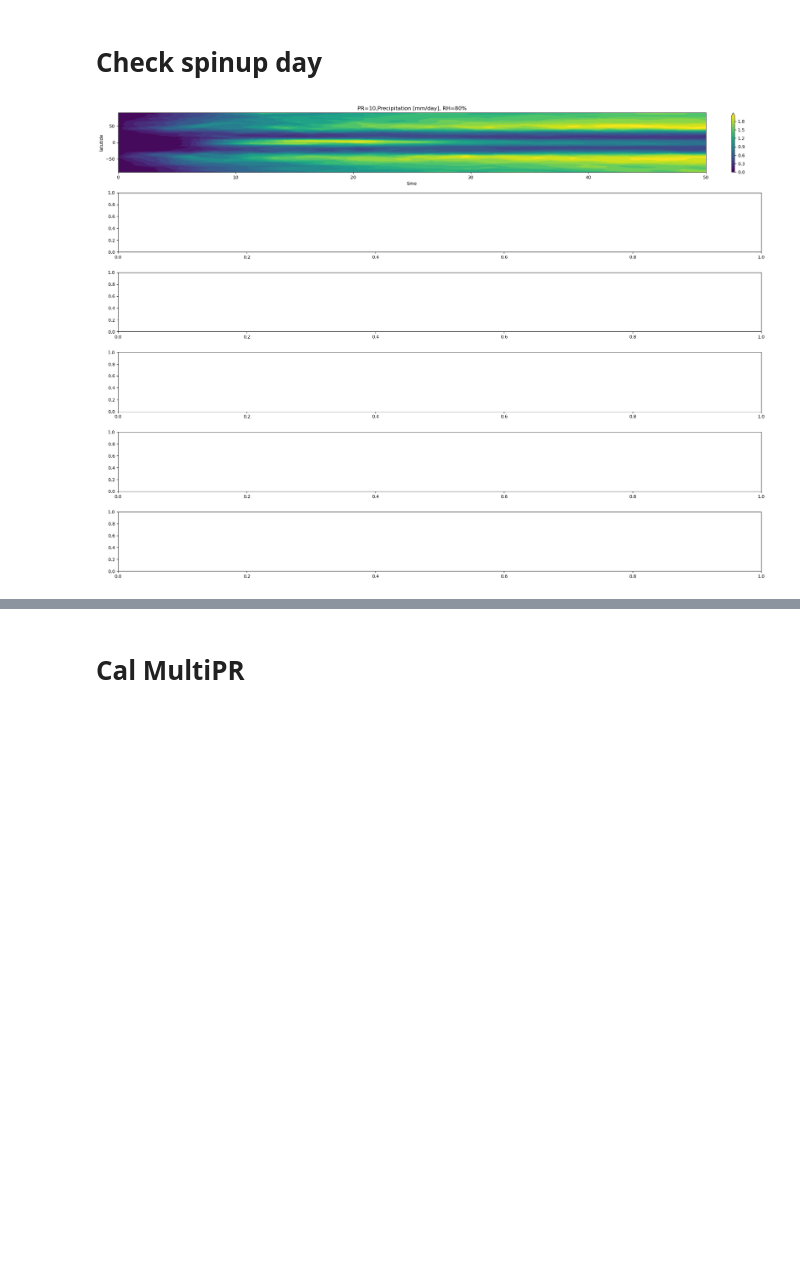
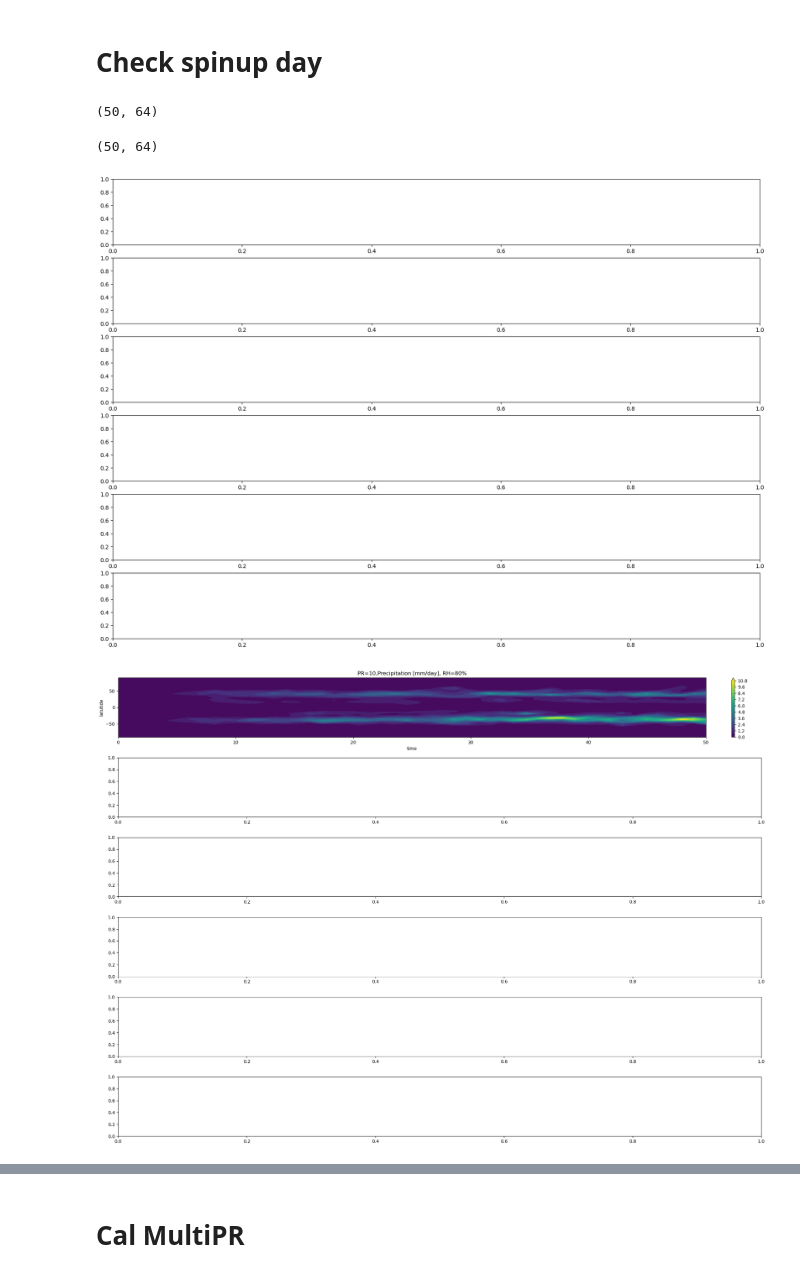
Before and after one commit to PeterChang1023/Dycore_Master, a Jupyter notebook: dycore/IdealizeSpetral.jl/exp/HSt42/check_spinupday.ipynb, the cells around one changed output, grey strips where cells are left out. Saved outputs shown, nothing was run; the diff lists cells and outputs as text; code cells hidden in the pictures; blank space fills up the shorter version.

```diff
--- a/dycore/IdealizeSpetral.jl/exp/HSt42/check_spinupday.ipynb
+++ b/dycore/IdealizeSpetral.jl/exp/HSt42/check_spinupday.ipynb
@@ -31,6 +31,7 @@ class Dycore:
         self.t_eq = self.getVar("grid_t_eq_xyzt")
         self.grid_t_eq_ref_xyzt = self.getVar("grid_t_eq_ref_xyzt")
         self.unsaturated = self.getVar("unsaturated_n_xyzt")
+        self.add_water = self.getVar("factor_xyzt")
 
 
         self.qv_diff = self.getVar("grid_tracers_diff_xyz1t")
@@ -117,6 +118,9 @@ time = np.linspace(0,50,50)
 y    = np.linspace(-90,90,64)
 
 yy, tt = np.meshgrid(y,time)
+print(np.shape(yy))
+# %% [output]
+(50, 64)
 # %%
 a = int(0)
 fig, ax = plt.subplots(6, figsize=(21,15))
@@ -124,37 +128,40 @@ for pr in range(10,20,10):
     # file   = f"1600day_HS_front_RH50_PR{pr}_PRRELAX86400_with_w_all.dat" # ./outputs/withprecip/
     # file = "300day_RH80_PR10_test_vertical_advection_revised_all.dat"
     # file = "t_init_RH80_PR10_1600day_test_all.dat"
-    file = "day50_hope_test_all.dat"
+    file = "day50_add_15_20_final.dat"
     dycore = Dycore(file)
     # get_KE = dycore.cal_KE()
     Prec   = dycore.cal_pre()
+    print(np.shape(Prec))
     # t_mean = dycore.cal_t()
     # t_mean2 = dycore.cal_t_last()
 
 
     # CS = ax[a].contourf(tt, yy, get_KE,levels=np.linspace(150,1050,7), extend="both")
 
     CS = ax[a].contourf(tt, yy, Prec[:,:]* int(pr),levels=21, extend="max")
 
     # CS = ax[a].contourf(tt, yy, t_mean, levels=21, extend="both")
 
 
     fig.colorbar(CS, orientation='vertical', ax=ax[a],fraction=0.046, pad=0.04)
     # ax[a].set_title(f"Kinetic Energy [kJ/kg], PR={pr}")
 
     ax[a].set_title(f"PR={pr},Precipitation [mm/day], RH=80%")
     # ax[a].set_title(f"T [K], PR={pr}")
 
     ax[a].set_xlabel("time")
     ax[a].set_ylabel("latutide")
     a += 1
     ### test
 
 plt.tight_layout()
 # plt.savefig("Check_Precipitation.png", dpi=300., bbox_inches='tight')
 plt.show()
 # %% [output]
+(50, 64)
-[figure, old version]
+[figure, new version]
+[figure, added]
 # %%
 ### cooridate
 x  = np.linspace(-180,180,128)
```
Also changed, not shown: parts of 2 cells of this notebook, 2 other files.
